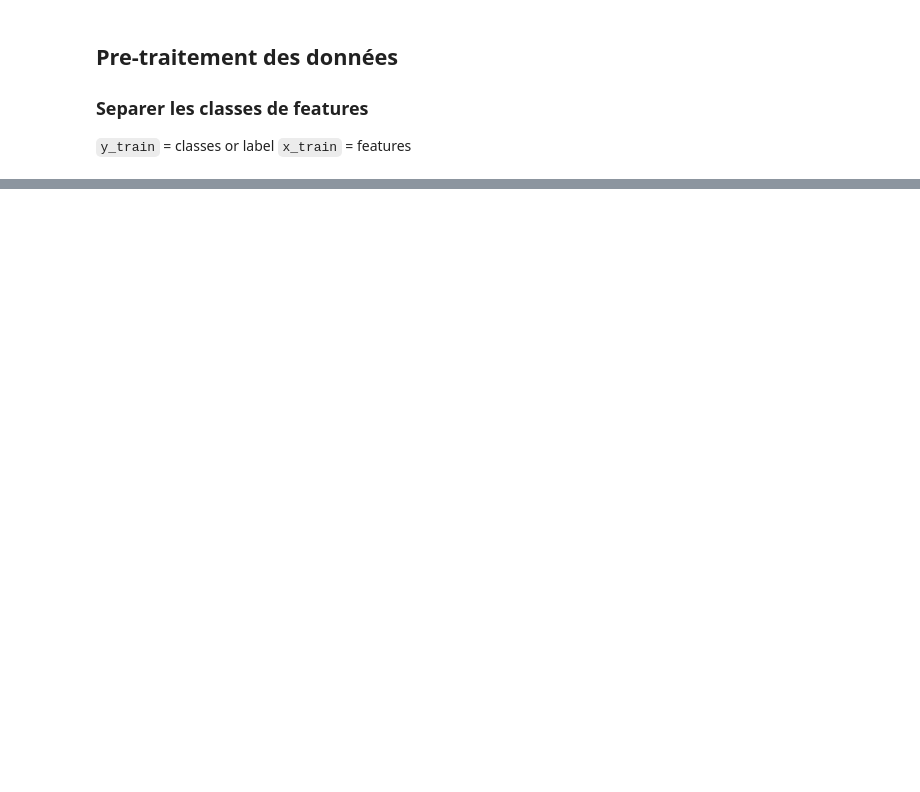
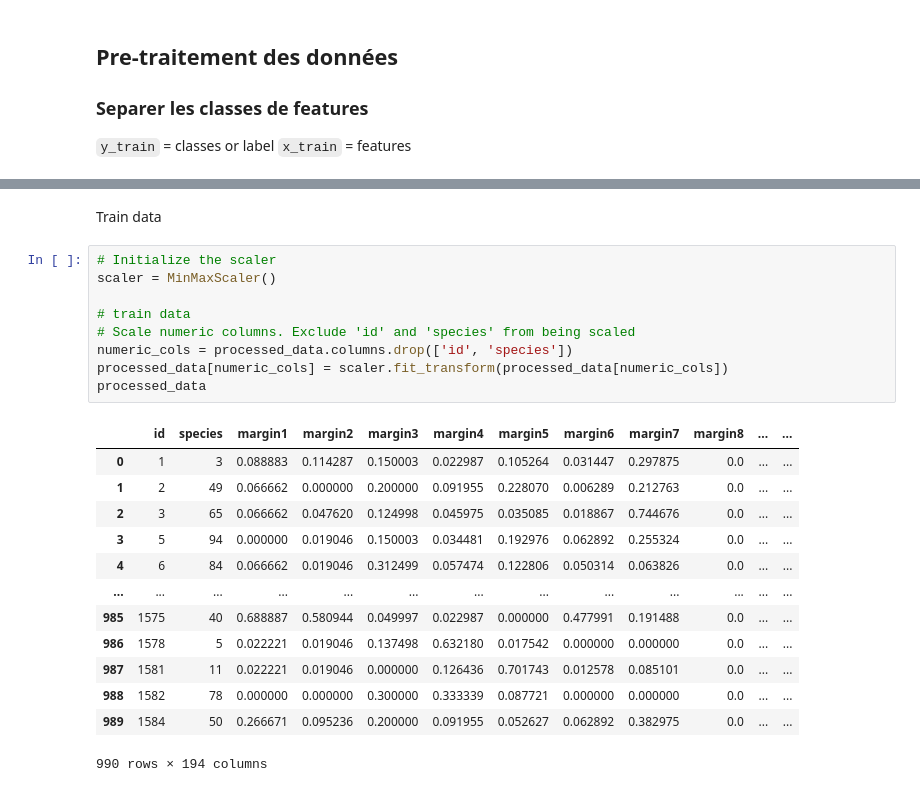
Before and after one commit to lordyhas/ml-classification-method-projet, a Jupyter notebook: notebooks/analyse_training.ipynb, the cells around one changed output, grey strips where cells are left out. Saved outputs shown, nothing was run; the diff lists cells and outputs as text; blank space fills up the shorter version.

```diff
--- a/notebooks/analyse_training.ipynb
+++ b/notebooks/analyse_training.ipynb
@@ -21,0 +116,25 @@ processed_data = LeafDataPreprocessing(data=data, normalized=True)
+# %% [markdown]
+Train data
+# %%
+# Initialize the scaler
+scaler = MinMaxScaler()
+
+# train data
+# Scale numeric columns. Exclude 'id' and 'species' from being scaled
+numeric_cols = processed_data.columns.drop(['id', 'species'])
+processed_data[numeric_cols] = scaler.fit_transform(processed_data[numeric_cols])
+processed_data
+# %% [output]
+|  | id | species | margin1 | margin2 | margin3 | margin4 | margin5 | margin6 | margin7 | margin8 | ... | ... |
+| 0 | 1 | 3 | 0.088883 | 0.114287 | 0.150003 | 0.022987 | 0.105264 | 0.031447 | 0.297875 | 0.0 | ... | ... |
+| 1 | 2 | 49 | 0.066662 | 0.000000 | 0.200000 | 0.091955 | 0.228070 | 0.006289 | 0.212763 | 0.0 | ... | ... |
+| 2 | 3 | 65 | 0.066662 | 0.047620 | 0.124998 | 0.045975 | 0.035085 | 0.018867 | 0.744676 | 0.0 | ... | ... |
+| 3 | 5 | 94 | 0.000000 | 0.019046 | 0.150003 | 0.034481 | 0.192976 | 0.062892 | 0.255324 | 0.0 | ... | ... |
+| 4 | 6 | 84 | 0.066662 | 0.019046 | 0.312499 | 0.057474 | 0.122806 | 0.050314 | 0.063826 | 0.0 | ... | ... |
+| ... | ... | ... | ... | ... | ... | ... | ... | ... | ... | ... | ... | ... |
+| 985 | 1575 | 40 | 0.688887 | 0.580944 | 0.049997 | 0.022987 | 0.000000 | 0.477991 | 0.191488 | 0.0 | ... | ... |
+| 986 | 1578 | 5 | 0.022221 | 0.019046 | 0.137498 | 0.632180 | 0.017542 | 0.000000 | 0.000000 | 0.0 | ... | ... |
+| 987 | 1581 | 11 | 0.022221 | 0.019046 | 0.000000 | 0.126436 | 0.701743 | 0.012578 | 0.085101 | 0.0 | ... | ... |
+| 988 | 1582 | 78 | 0.000000 | 0.000000 | 0.300000 | 0.333339 | 0.087721 | 0.000000 | 0.000000 | 0.0 | ... | ... |
+| 989 | 1584 | 50 | 0.266671 | 0.095236 | 0.200000 | 0.091955 | 0.052627 | 0.062892 | 0.382975 | 0.0 | ... | ... |
+990 rows × 194 columns
```
Also changed, not shown: parts of 26 cells of this notebook, 9 other files.
